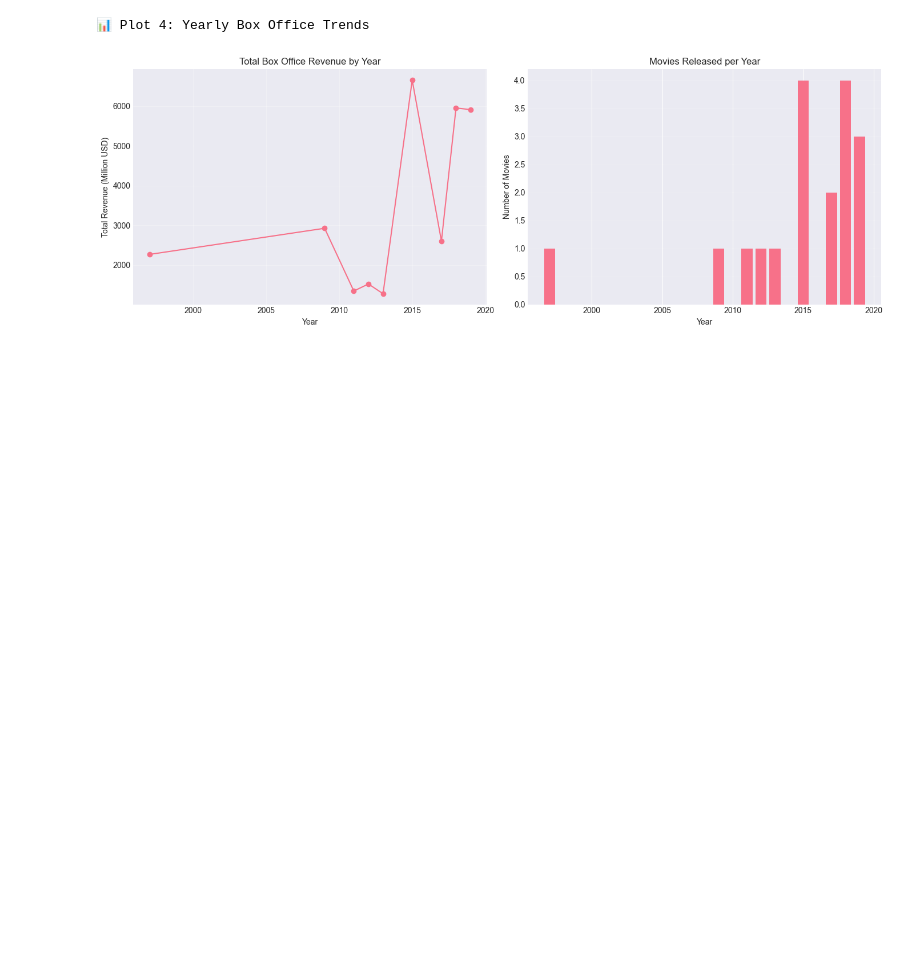
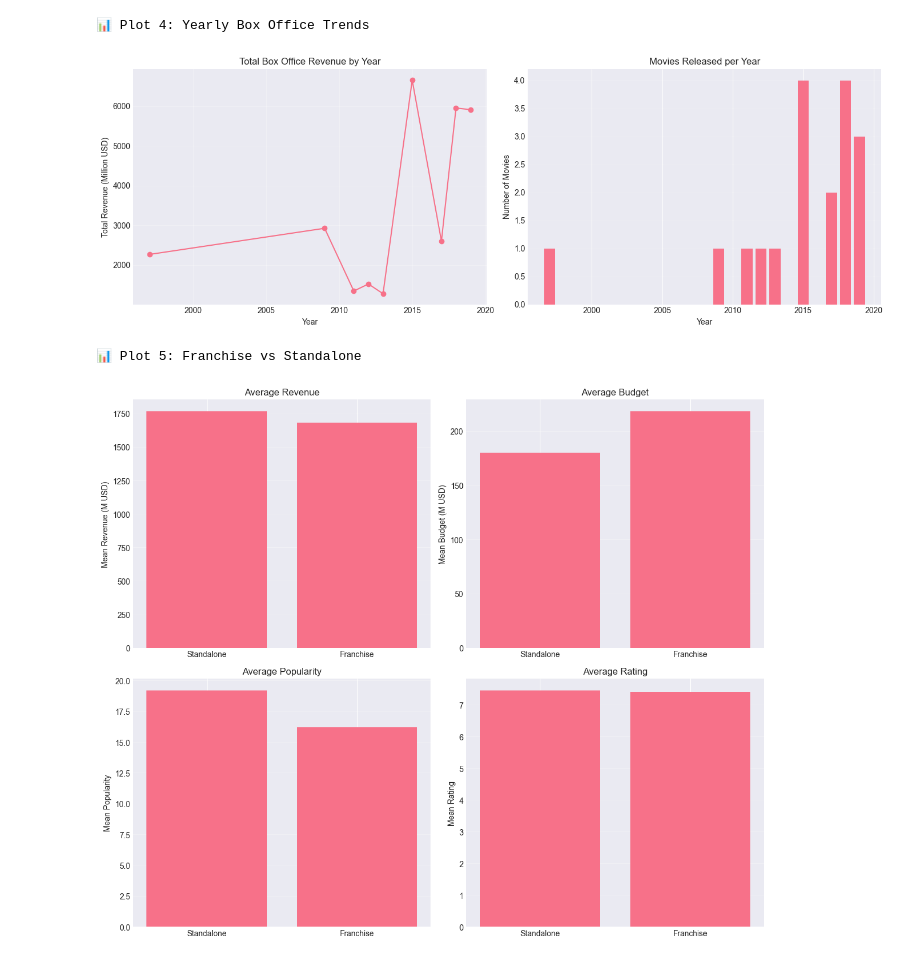
Before and after one commit to evans-ankomah/Movie-Data-Analysis-using-Pandas-and-APIs, a Jupyter notebook: MDA.ipynb, the cells around one changed output. Cells and saved outputs as stored; diff of their text form; code cells hidden in the pictures; blank space fills up the shorter version.

```diff
--- a/MDA.ipynb
+++ b/MDA.ipynb
@@ -831,3 +831,52 @@ plt.show()
 # %% [output]
 📊 Plot 4: Yearly Box Office Trends
 [figure]
+# %%
+# ========================================
+# 5. FRANCHISE vs STANDALONE COMPARISON
+# ========================================
+print("\n📊 Plot 5: Franchise vs Standalone")
+
+# Calculate comparison metrics
+comparison = df_final.groupby('is_franchise').agg({
+    'revenue_musd': 'mean',
+    'budget_musd': 'mean',
+    'popularity': 'mean',
+    'vote_average': 'mean',
+    'title': 'count'
+}).reset_index()
+
+comparison['type'] = comparison['is_franchise'].map({True: 'Franchise', False: 'Standalone'})
+
+# Create 2x2 subplot
+fig, axes = plt.subplots(2, 2, figsize=(12, 10))
+
+# Plot 1: Mean Revenue
+axes[0, 0].bar(comparison['type'], comparison['revenue_musd'])
+axes[0, 0].set_ylabel('Mean Revenue (M USD)')
+axes[0, 0].set_title('Average Revenue')
+axes[0, 0].grid(axis='y', alpha=0.3)
+
+# Plot 2: Mean Budget
+axes[0, 1].bar(comparison['type'], comparison['budget_musd'])
+axes[0, 1].set_ylabel('Mean Budget (M USD)')
+axes[0, 1].set_title('Average Budget')
+axes[0, 1].grid(axis='y', alpha=0.3)
+
+# Plot 3: Mean Popularity
+axes[1, 0].bar(comparison['type'], comparison['popularity'])
+axes[1, 0].set_ylabel('Mean Popularity')
+axes[1, 0].set_title('Average Popularity')
+axes[1, 0].grid(axis='y', alpha=0.3)
+
+# Plot 4: Mean Rating
+axes[1, 1].bar(comparison['type'], comparison['vote_average'])
+axes[1, 1].set_ylabel('Mean Rating')
+axes[1, 1].set_title('Average Rating')
+axes[1, 1].grid(axis='y', alpha=0.3)
+
+plt.tight_layout()
+plt.show()
+# %% [output]
+📊 Plot 5: Franchise vs Standalone
+[figure, added]
```
